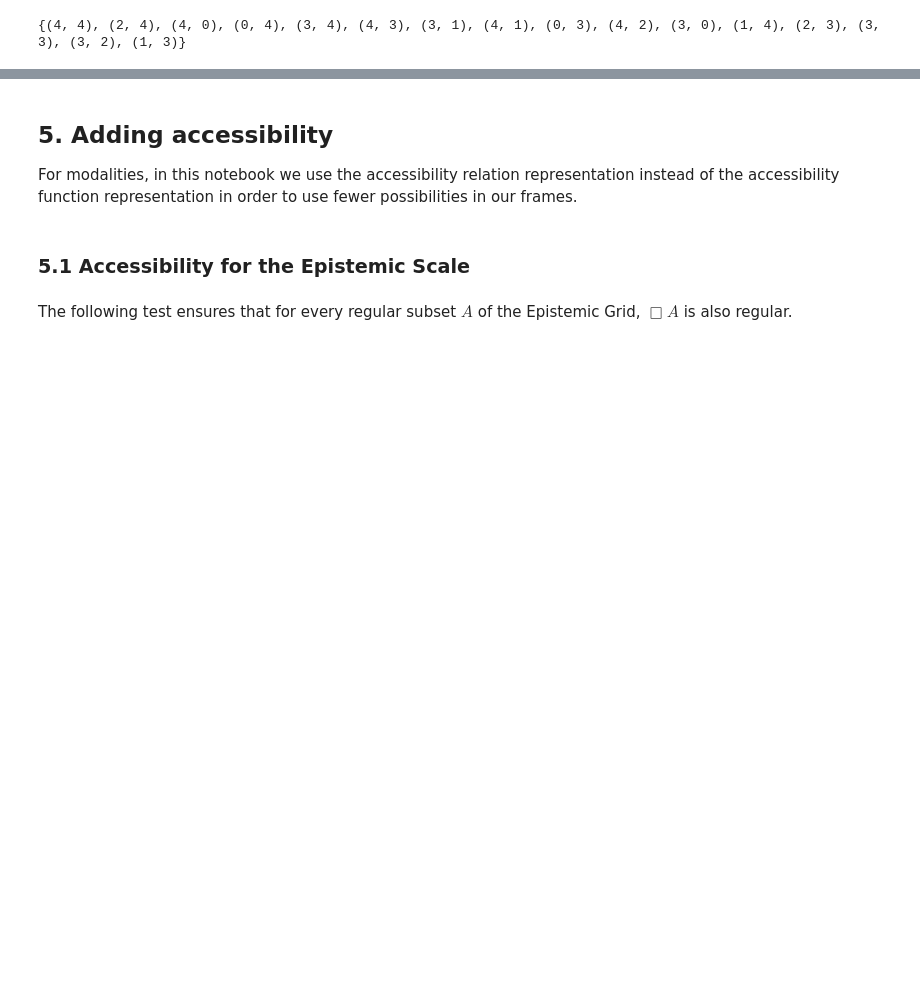
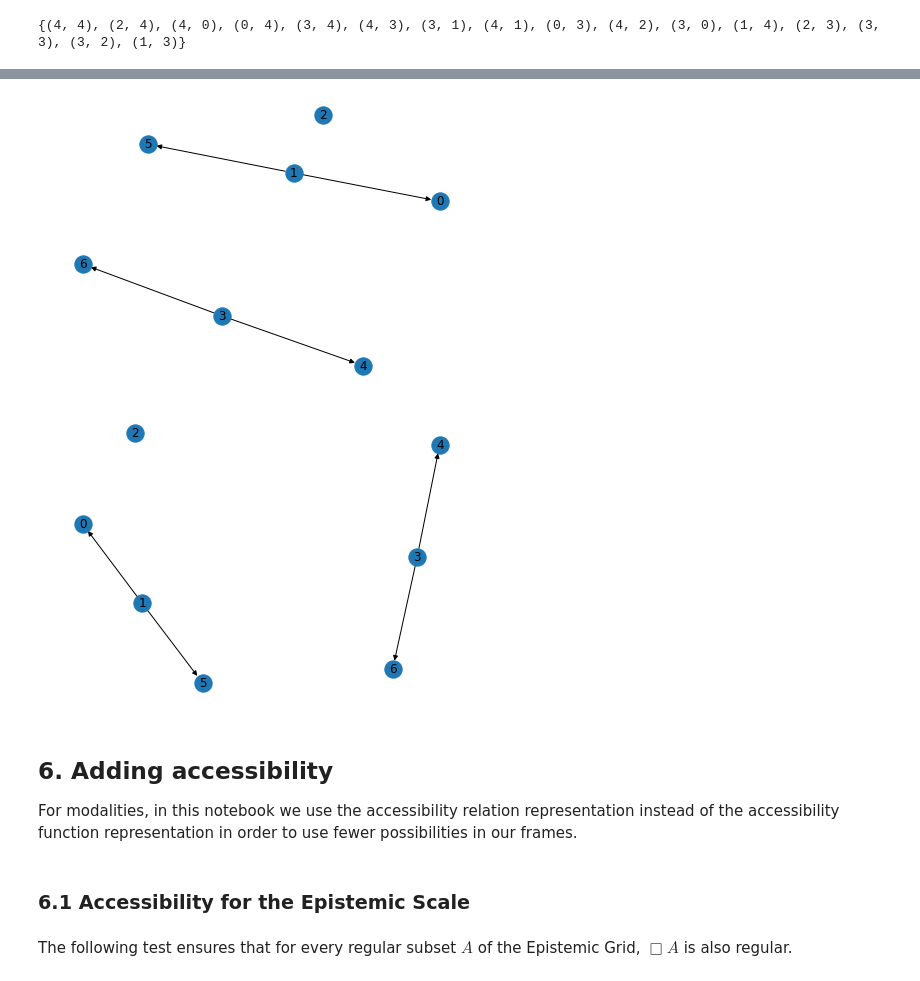
Before and after one commit to wesholliday/ortho-modals, a Jupyter notebook: poss-semantics.ipynb, the cells around one changed output, grey strips where cells are left out. Saved outputs shown, nothing was run; the diff lists cells and outputs as text; code cells hidden in the pictures; blank space fills up the shorter version.

```diff
--- a/poss-semantics.ipynb
+++ b/poss-semantics.ipynb
@@ -373,0 +378,14 @@ print(neg(P.intersection(Q),grid_rel))
+# %%
+def refinement(rel,X=None):
+    """Returns the set of pairs (x,y) such that y refines x (written $y\sqsubseteq x$ in the paper)
+    according to compatibility relation rel"""
+
+    if X is None:
+        X = domain(rel)
+
+    ref = []
+    for x in X:
+        for y in X:
+            if {z for z in X if (z,y) in set(rel)}.issubset({z for z in X if (z,x) in set(rel)}):
+                ref.append((x,y))
+    return ref
@@ -374,5 +415,16 @@ print(neg(P.intersection(Q),grid_rel))
+# %%
+# The refinement relations of the two frames are the same
+
+rel_1_ref = refinement(rel_1)
+draw_digraph(rel_1_ref)
+
+rel_2_ref = refinement(rel_2)
+draw_digraph(rel_2_ref)
+# %% [output]
+[figure, added]
+[figure, added]
 # %% [markdown]
-## 5. Adding accessibility
+## 6. Adding accessibility
 
 For modalities, in this notebook we use the accessibility relation representation instead of the accessibility function representation in order to use fewer possibilities in our frames.
 # %%
@@ -398,7 +450,7 @@ def diamond(A, rel, access, X = None):
 
     return neg(box(neg(A,rel),access),rel)
 # %% [markdown]
-### 5.1 Accessibility for the Epistemic Scale
+### 6.1 Accessibility for the Epistemic Scale
 # %%
 access_on_scale = reflexive_closure([(1,0),(1,2),(3,2),(3,4)],range(5))
 # %% [markdown]
```
Also changed, not shown: parts of 11 cells of this notebook.
